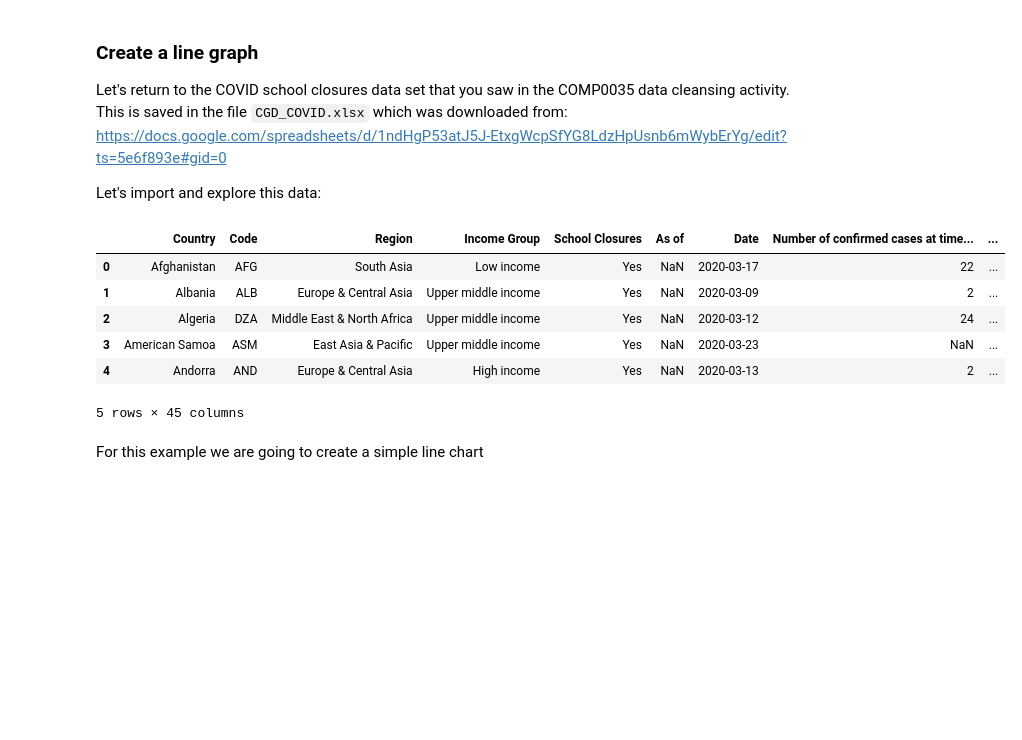
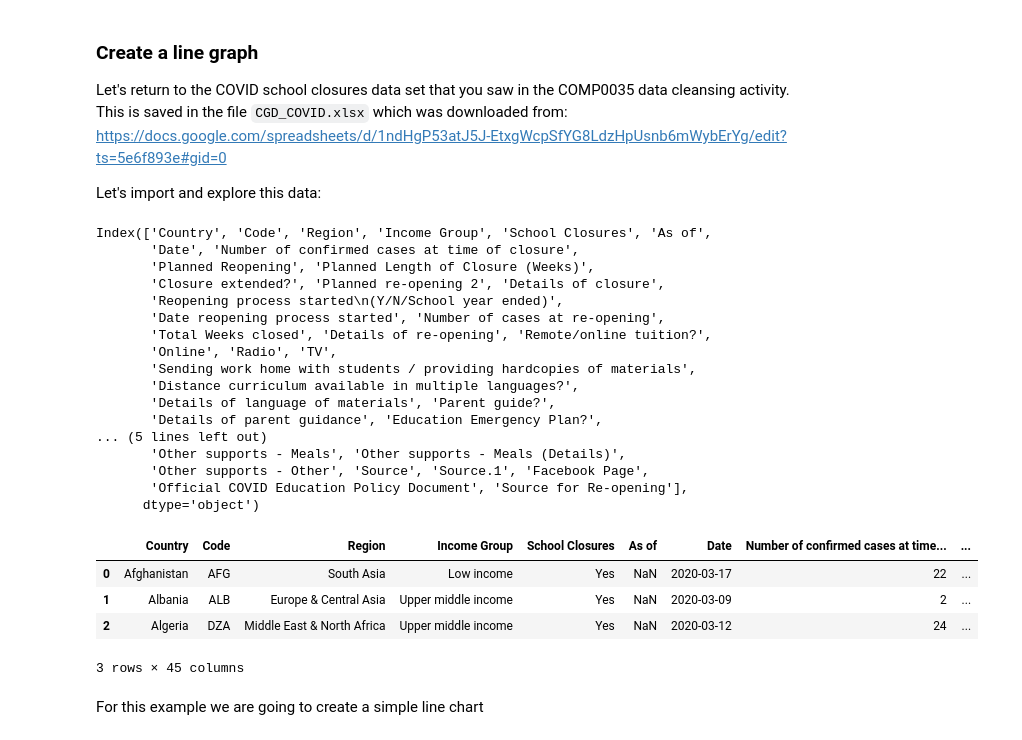
Before and after one commit to stephen-o17/comp0034_week1test, a Jupyter notebook: matplotlib_line_bar.ipynb, the cells around one changed output. Cells and saved outputs as stored; diff of their text form; code cells hidden in the pictures; blank space fills up the shorter version.

```diff
--- a/matplotlib_line_bar.ipynb
+++ b/matplotlib_line_bar.ipynb
@@ -64,17 +64,33 @@ Let's import and explore this data:
 # %%
 # Load the xlsx file into a pandas DataFrame and skip the first line which contains the logo
 df = pd.read_excel('CGD_COVID.xlsx', sheet_name='School closure tracker- Global', skiprows = 1)
 
-# Show the first few rows of data
-df.head(5)
+# Show the columns in the spreadsheet and the first few rows of data
+print(df.columns)
+df.head(3)
 # %% [output]
+Index(['Country', 'Code', 'Region', 'Income Group', 'School Closures', 'As of',
+       'Date', 'Number of confirmed cases at time of closure',
+       'Planned Reopening', 'Planned Length of Closure (Weeks)',
+       'Closure extended?', 'Planned re-opening 2', 'Details of closure',
+       'Reopening process started\n(Y/N/School year ended)',
+       'Date reopening process started', 'Number of cases at re-opening',
+       'Total Weeks closed', 'Details of re-opening', 'Remote/online tuition?',
+       'Online', 'Radio', 'TV',
+       'Sending work home with students / providing hardcopies of materials',
+       'Distance curriculum available in multiple languages?',
+       'Details of language of materials', 'Parent guide?',
+       'Details of parent guidance', 'Education Emergency Plan?',
+... (5 lines left out)
+       'Other supports - Meals', 'Other supports - Meals (Details)',
+       'Other supports - Other', 'Source', 'Source.1', 'Facebook Page',
+       'Official COVID Education Policy Document', 'Source for Re-opening'],
+      dtype='object')
 |  | Country | Code | Region | Income Group | School Closures | As of | Date | Number of confirmed cases at time... | ... |
 | 0 | Afghanistan | AFG | South Asia | Low income | Yes | NaN | 2020-03-17 | 22 | ... |
 | 1 | Albania | ALB | Europe & Central Asia | Upper middle income | Yes | NaN | 2020-03-09 | 2 | ... |
 | 2 | Algeria | DZA | Middle East & North Africa | Upper middle income | Yes | NaN | 2020-03-12 | 24 | ... |
-| 3 | American Samoa | ASM | East Asia & Pacific | Upper middle income | Yes | NaN | 2020-03-23 | NaN | ... |
-| 4 | Andorra | AND | Europe & Central Asia | High income | Yes | NaN | 2020-03-13 | 2 | ... |
-5 rows × 45 columns
+3 rows × 45 columns
 # %% [markdown]
 For this example we are going to create a simple line chart
 # %%
```
Also changed, not shown: parts of 6 cells of this notebook.
